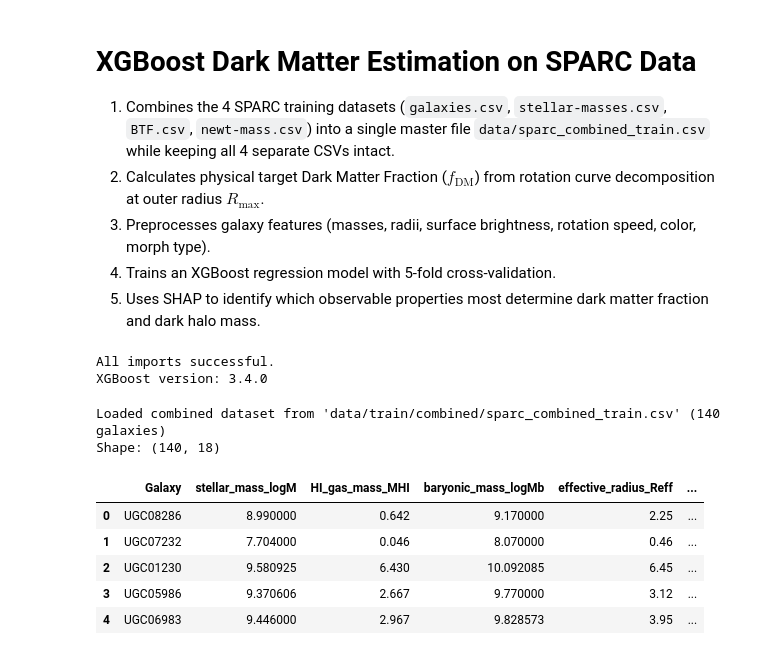
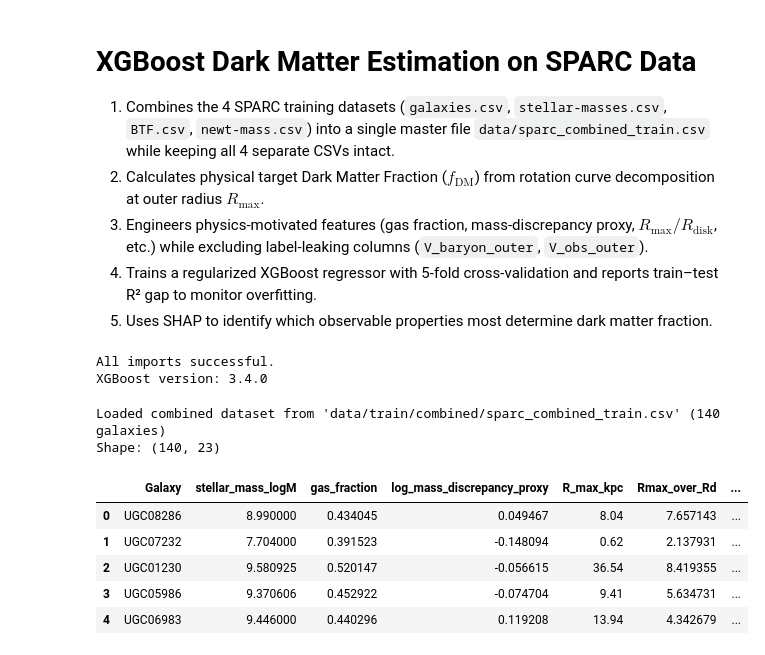
Before and after one commit to m3te0rite/dark-matter-estimation, a Jupyter notebook: sparc_xgboost.ipynb, the cells around one changed output. Cells and saved outputs as stored; diff of their text form; code cells hidden in the pictures.

Commit message:
updated xgboost with high r2, updated findings txt.

```diff
--- a/sparc_xgboost.ipynb
+++ b/sparc_xgboost.ipynb
@@ -2,9 +2,9 @@
 # XGBoost Dark Matter Estimation on SPARC Data
 1. Combines the 4 SPARC training datasets (`galaxies.csv`, `stellar-masses.csv`, `BTF.csv`, `newt-mass.csv`) into a single master file `data/sparc_combined_train.csv` while keeping all 4 separate CSVs intact.
 2. Calculates physical target Dark Matter Fraction ($f_{\text{DM}}$) from rotation curve decomposition at outer radius $R_{\text{max}}$.
-3. Preprocesses galaxy features (masses, radii, surface brightness, rotation speed, color, morph type).
-4. Trains an XGBoost regression model with 5-fold cross-validation.
-5. Uses SHAP to identify which observable properties most determine dark matter fraction and dark halo mass.
+3. Engineers physics-motivated features (gas fraction, mass-discrepancy proxy, $R_{\max}/R_{\mathrm{disk}}$, etc.) while excluding label-leaking columns (`V_baryon_outer`, `V_obs_outer`).
+4. Trains a regularized XGBoost regressor with 5-fold cross-validation and reports train–test R² gap to monitor overfitting.
+5. Uses SHAP to identify which observable properties most determine dark matter fraction.
 # %%
 # Run once — comment out after first run
 # !pip install xgboost scikit-learn pandas numpy shap --quiet
@@ -57,46 +62,71 @@ def make_synthetic_sparc(n=175, seed=42):
     radius       = rng.uniform(1, 30, n)
     surf_bright  = luminosity / (np.pi * radius**2)
     vflat        = rng.uniform(50, 350, n)
+    rdisk        = radius * 0.6
+    r_max        = rdisk * rng.uniform(3.0, 8.0, n)
     dm_fraction  = np.clip(
         1.0 - surf_bright / surf_bright.max() * 0.8 + rng.normal(0, 0.1, n),
         0.05, 0.98
     )
     return pd.DataFrame({
         "Galaxy":                      [f"SYN_{i:03d}" for i in range(n)],
         "stellar_mass_logM":           np.log10(stellar_mass * 1e9),
         "HI_gas_mass_MHI":             gas_mass,
         "baryonic_mass_logMb":         np.log10((stellar_mass + gas_mass) * 1e9),
         "effective_radius_Reff":       radius,
         "surface_brightness_SBeff":    surf_bright,
-        "disk_scale_length_Rdisk":     radius * 0.6,
+        "disk_scale_length_Rdisk":     rdisk,
         "rotation_velocity_Vflat":     vflat,
         "color_3p6_4p5":               rng.uniform(2.5, 4.5, n),
         "morph_type_T":                rng.integers(1, 11, n),
+        "R_max_kpc":                   r_max,
         "dm_fraction":                 dm_fraction,
     })
+
+
+def add_engineered_features(frame: pd.DataFrame) -> pd.DataFrame:
+    """Physics-motivated features that do not leak V_baryon / V_obs used in the label."""
+    out = frame.copy()
+    Mb = np.power(10.0, out["baryonic_mass_logMb"])
+    Mhi = out["HI_gas_mass_MHI"] * 1e9
+    Vf = out["rotation_velocity_Vflat"].clip(lower=1.0)
+    Rd = out["disk_scale_length_Rdisk"].clip(lower=0.01)
+
+    out["gas_fraction"] = Mhi / Mb
+    out["log_mass_discrepancy_proxy"] = np.log10((2.325e5 * Vf**2 * Rd) / Mb)
+    out["V_over_sqrt_Mb"] = Vf / np.sqrt(Mb)
+    out["log_MHI"] = np.log10(out["HI_gas_mass_MHI"].clip(lower=1e-4))
+
+    if "R_max_kpc" not in out.columns:
+        out["R_max_kpc"] = Rd * 5.0
+    out["Rmax_over_Rd"] = out["R_max_kpc"] / Rd
+    return out
+
 
 if USE_SYNTHETIC:
     df = make_synthetic_sparc()
     print("Using synthetic data (175 galaxies)")
 else:
     # Generate combined dataset from 4 separate CSVs if not present
     if not os.path.exists(COMBINED_CSV_PATH):
         df = build_combined_sparc_dataset(train_dir=TRAIN_DIR, output_csv=COMBINED_CSV_PATH)
     else:
         df = pd.read_csv(COMBINED_CSV_PATH)
         print(f"Loaded combined dataset from '{COMBINED_CSV_PATH}' ({len(df)} galaxies)")
 
+df = add_engineered_features(df)
 print(f"Shape: {df.shape}")
-df[["Galaxy", "stellar_mass_logM", "HI_gas_mass_MHI", "baryonic_mass_logMb", "effective_radius_Reff", "surface_brightness_SBeff", "rotation_velocity_Vflat", "dm_fraction"]].head()
+df[["Galaxy", "stellar_mass_logM", "gas_fraction", "log_mass_discrepancy_proxy",
+    "R_max_kpc", "Rmax_over_Rd", "rotation_velocity_Vflat", "dm_fraction"]].head()
 # %% [output]
 Loaded combined dataset from 'data/train/combined/sparc_combined_train.csv' (140 galaxies)
-Shape: (140, 18)
+Shape: (140, 23)
-|  | Galaxy | stellar_mass_logM | HI_gas_mass_MHI | baryonic_mass_logMb | effective_radius_Reff | ... |
-| 0 | UGC08286 | 8.990000 | 0.642 | 9.170000 | 2.25 | ... |
-| 1 | UGC07232 | 7.704000 | 0.046 | 8.070000 | 0.46 | ... |
-| 2 | UGC01230 | 9.580925 | 6.430 | 10.092085 | 6.45 | ... |
-| 3 | UGC05986 | 9.370606 | 2.667 | 9.770000 | 3.12 | ... |
-| 4 | UGC06983 | 9.446000 | 2.967 | 9.828573 | 3.95 | ... |
+|  | Galaxy | stellar_mass_logM | gas_fraction | log_mass_discrepancy_proxy | R_max_kpc | Rmax_over_Rd | ... |
+| 0 | UGC08286 | 8.990000 | 0.434045 | 0.049467 | 8.04 | 7.657143 | ... |
+| 1 | UGC07232 | 7.704000 | 0.391523 | -0.148094 | 0.62 | 2.137931 | ... |
+| 2 | UGC01230 | 9.580925 | 0.520147 | -0.056615 | 36.54 | 8.419355 | ... |
+| 3 | UGC05986 | 9.370606 | 0.452922 | -0.074704 | 9.41 | 5.634731 | ... |
+| 4 | UGC06983 | 9.446000 | 0.440296 | 0.119208 | 13.94 | 4.342679 | ... |
 # %%
 available = [c for c in FEATURE_COLS if c in df.columns]
 missing   = [c for c in FEATURE_COLS if c not in df.columns]
```
Also changed, not shown: parts of 8 cells of this notebook, 2 other files.
